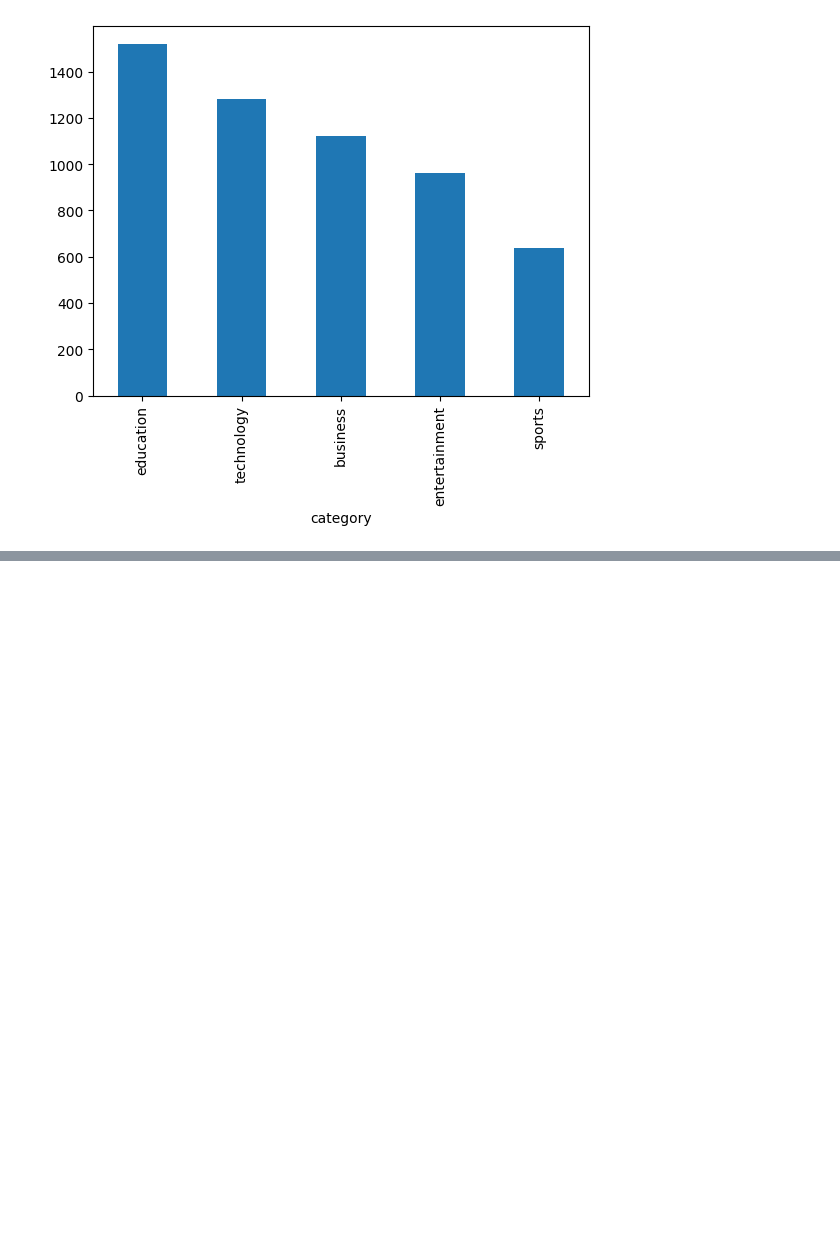
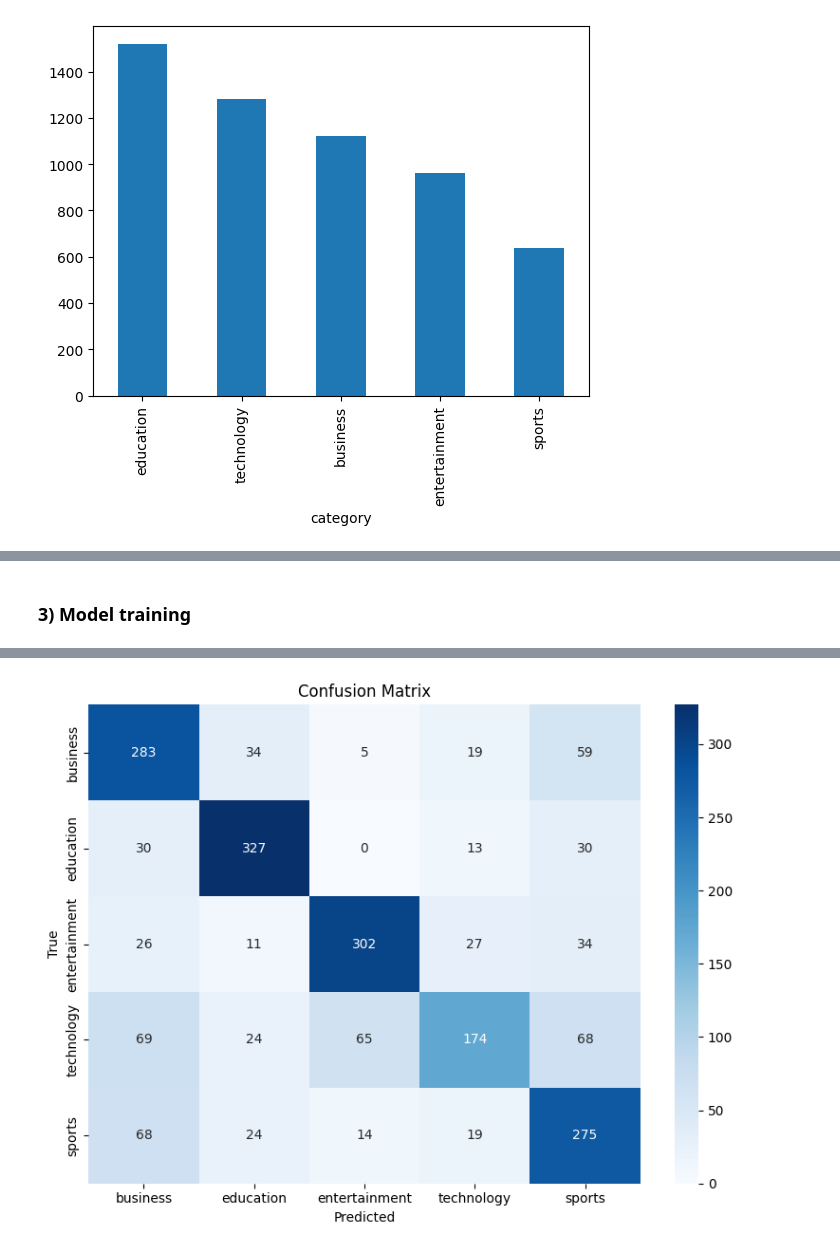
Before and after one commit to MT-Maverick/Explora_AI_Team_14_Classification_Project, a Jupyter notebook: Streamlit/notebook.ipynb, the cells around one changed output, grey strips where cells are left out. Cells and saved outputs as stored; diff of their text form; code cells hidden in the pictures; blank space fills up the shorter version.

Commit message:
fitted models

```diff
--- a/Streamlit/notebook.ipynb
+++ b/Streamlit/notebook.ipynb
@@ -106,4 +35,0 @@ def format_data(df):
-# %%
-train_df['headlines'] = train_df['headlines'].apply(format_data)
-train_df['description'] = train_df['description'].apply(format_data)
-train_df['content'] = train_df['content'].apply(format_data)
@@ -115,0 +74,9 @@ business
+# %%
+""""
+Here we format our target variables:
+
+"""
+y_train = train_df['category']
+y_test = test_df['category']
+
+y_train.shape
@@ -115,0 +110,63 @@ business
+# %% [markdown]
+### 3) Model training
+# %%
+
+def fit_random_forest(X_train, y_train, X_test, y_test, class_names=None):
+    """
+    Trains a RandomForestClassifier, evaluates its performance, and generates a confusion matrix.
+
+    Args:
+        X_train: Training data features.
+        y_train: Training data labels.
+        X_test: Testing data features.
+        y_test: Testing data labels.
+
+    Returns:
+        A tuple containing:
+        - rf_model: The trained RandomForestClassifier model.
+        - confusion_matrix_fig: A matplotlib figure of the confusion matrix.
+        - accuracy: The accuracy of the model on the test set.
+        - classification_report_str: A string representation of the classification report.
+    """
+
+    rf_model = RandomForestClassifier()
+    rf_model.fit(X_train, y_train)
+
+    # Predict on the test set
+    y_pred = rf_model.predict(X_test)
+
+    # Calculate accuracy
+    accuracy = accuracy_score(y_test, y_pred)
+
+    # Generate confusion matrix
+    cm = confusion_matrix(y_test, y_pred)
+
+    # Determine labels for the confusion matrix
+    if class_names is None:
+        labels = sorted(np.unique(np.concatenate((y_test, y_pred)))) #get all unique values
+    else:
+        labels = class_names
+
+    # Create a figure for the confusion matrix
+    confusion_matrix_fig = plt.figure(figsize=(8, 6))
+    sns.heatmap(cm, annot=True, fmt="d", cmap="Blues", xticklabels=labels, yticklabels=labels)
+    plt.xlabel("Predicted")
+    plt.ylabel("True")
+    plt.title("Confusion Matrix")
+    plt.tight_layout()
+
+    #Generate classification report
+    classification_report_str = classification_report(y_test, y_pred)
+
+    return rf_model, confusion_matrix_fig, accuracy, classification_report_str
+
+
+# Example Usage (assuming you have X_headlines_train, y_train, X_headlines_test, y_test defined)
+# Create some dummy data for demonstration if you don't have it
+class_names = y_test.unique()
+clf_model, clf_graph, clf_accuracy, clf_report = fit_random_forest(X_headlines_train, y_train, X_headlines_test, y_test, class_names=class_names)
+
+print('Random Forest Accuracy:', clf_accuracy)
+print("\nClassification Report:\n", clf_report)
+clf_graph.show() # Display the confusion matrix
+# %% [output]
@@ -115,0 +187 @@ business
+[figure, added]
```
Also changed, not shown: parts of 21 cells of this notebook.
